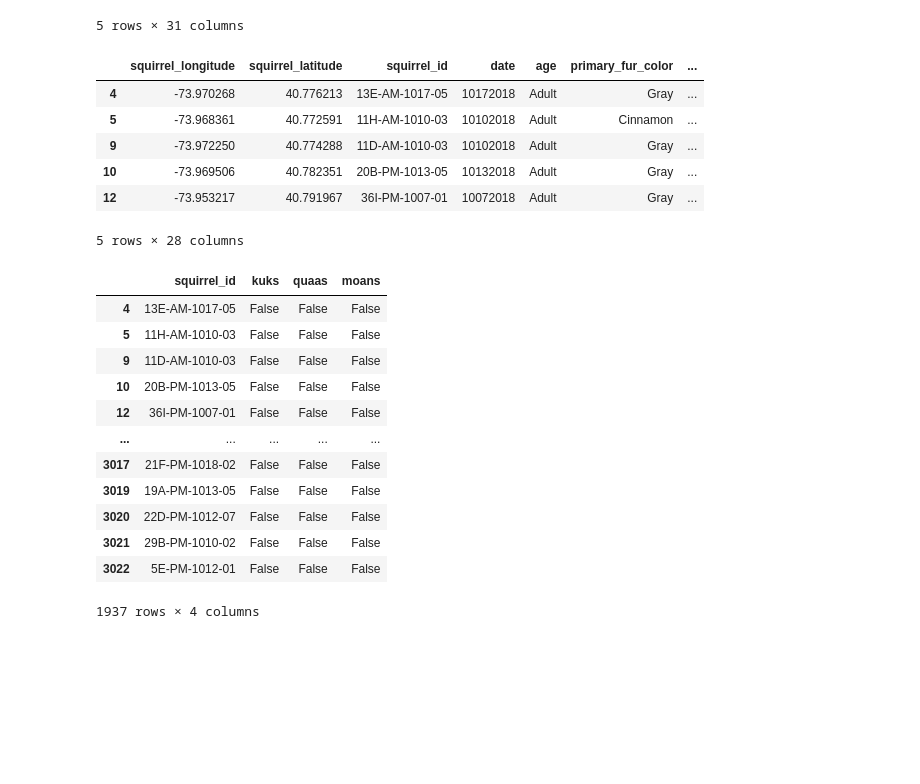
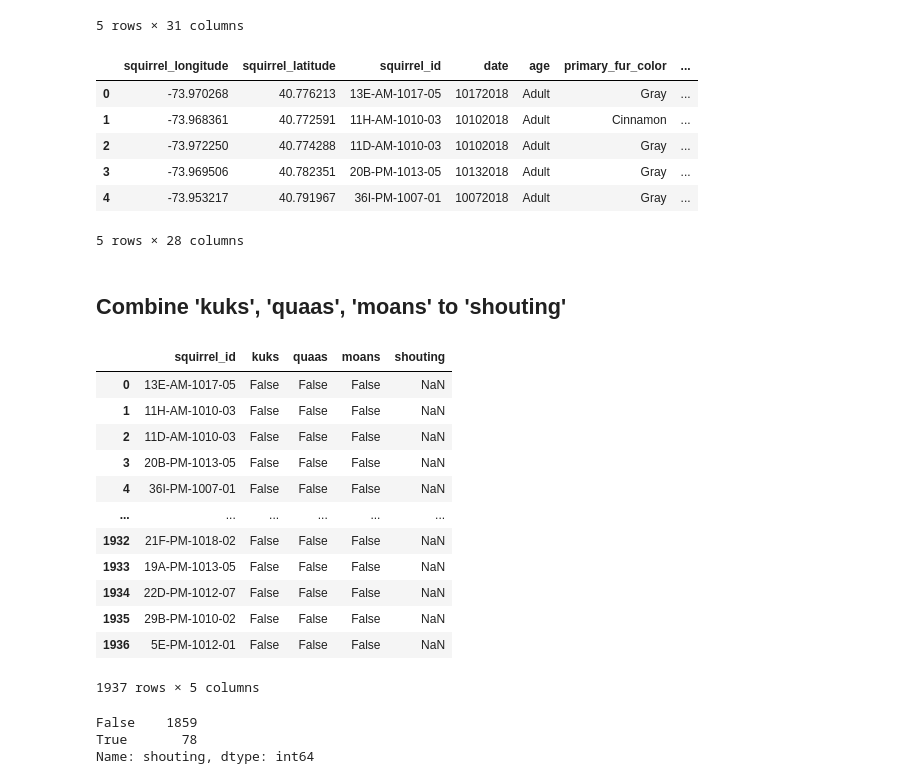
Before and after one commit to alyssahondrade/we-the-new-york-city-squirrels, a Jupyter notebook: squirrel_cleaning.ipynb, the cells around one changed output. Saved outputs shown, nothing was run; the diff lists cells and outputs as text; code cells hidden in the pictures; blank space fills up the shorter version.

Commit message:
combined kuks, quaas, moans to shouting

```diff
--- a/squirrel_cleaning.ipynb
+++ b/squirrel_cleaning.ipynb
@@ -615,7 +615,7 @@ s2018_nonull.head()
 # %%
 ## Delete unwanted columns but maintain original copy
 # s2018_drop_columns = s2018_nonull.drop(columns=['hectare', 'shift', 'hectare_squirrel_number', 'age', 'other_interactions'], inplace=False)
-s2018_drop_columns = s2018_nonull.drop(columns=['hectare', 'shift', 'hectare_squirrel_number'])
+s2018_drop_columns = s2018_nonull.drop(columns=['hectare', 'shift', 'hectare_squirrel_number']).reset_index(drop=True)
 
 # Rename columns to match 2020 dataset
 s2018_rename_columns = s2018_drop_columns.rename(columns={"x": "squirrel_longitude", "y": "squirrel_latitude", "highlight_fur_colour": "highlights_in_fur_color", "unique_squirrel_id": "squirrel_id"})
@@ -623,27 +623,31 @@ s2018_rename_columns = s2018_drop_columns.rename(columns={"x": "squirrel_longitu
 s2018_rename_columns.head()
 # %% [output]
 |  | squirrel_longitude | squirrel_latitude | squirrel_id | date | age | primary_fur_color | ... |
-| 4 | -73.970268 | 40.776213 | 13E-AM-1017-05 | 10172018 | Adult | Gray | ... |
-| 5 | -73.968361 | 40.772591 | 11H-AM-1010-03 | 10102018 | Adult | Cinnamon | ... |
-| 9 | -73.972250 | 40.774288 | 11D-AM-1010-03 | 10102018 | Adult | Gray | ... |
-| 10 | -73.969506 | 40.782351 | 20B-PM-1013-05 | 10132018 | Adult | Gray | ... |
-| 12 | -73.953217 | 40.791967 | 36I-PM-1007-01 | 10072018 | Adult | Gray | ... |
+| 0 | -73.970268 | 40.776213 | 13E-AM-1017-05 | 10172018 | Adult | Gray | ... |
+| 1 | -73.968361 | 40.772591 | 11H-AM-1010-03 | 10102018 | Adult | Cinnamon | ... |
+| 2 | -73.972250 | 40.774288 | 11D-AM-1010-03 | 10102018 | Adult | Gray | ... |
+| 3 | -73.969506 | 40.782351 | 20B-PM-1013-05 | 10132018 | Adult | Gray | ... |
+| 4 | -73.953217 | 40.791967 | 36I-PM-1007-01 | 10072018 | Adult | Gray | ... |
 5 rows × 28 columns
+# %% [markdown]
+## Combine 'kuks', 'quaas', 'moans' to 'shouting'
 # %%
 # Isolate the "shouting" equivalent columns - kuks, quaas, moans
 shouting_df = s2018_rename_columns[['squirrel_id', 'kuks', 'quaas', 'moans']].copy()
+
+shouting_df['shouting'] = pd.Series(dtype=bool)
 shouting_df
 # %% [output]
-|  | squirrel_id | kuks | quaas | moans |
-| 4 | 13E-AM-1017-05 | False | False | False |
-| 5 | 11H-AM-1010-03 | False | False | False |
-| 9 | 11D-AM-1010-03 | False | False | False |
-| 10 | 20B-PM-1013-05 | False | False | False |
-| 12 | 36I-PM-1007-01 | False | False | False |
-| ... | ... | ... | ... | ... |
-| 3017 | 21F-PM-1018-02 | False | False | False |
-| 3019 | 19A-PM-1013-05 | False | False | False |
-| 3020 | 22D-PM-1012-07 | False | False | False |
-| 3021 | 29B-PM-1010-02 | False | False | False |
-| 3022 | 5E-PM-1012-01 | False | False | False |
+|  | squirrel_id | kuks | quaas | moans | shouting |
+| 0 | 13E-AM-1017-05 | False | False | False | NaN |
+| 1 | 11H-AM-1010-03 | False | False | False | NaN |
+| 2 | 11D-AM-1010-03 | False | False | False | NaN |
+| 3 | 20B-PM-1013-05 | False | False | False | NaN |
+| 4 | 36I-PM-1007-01 | False | False | False | NaN |
+| ... | ... | ... | ... | ... | ... |
+| 1932 | 21F-PM-1018-02 | False | False | False | NaN |
+| 1933 | 19A-PM-1013-05 | False | False | False | NaN |
+| 1934 | 22D-PM-1012-07 | False | False | False | NaN |
+| 1935 | 29B-PM-1010-02 | False | False | False | NaN |
+| 1936 | 5E-PM-1012-01 | False | False | False | NaN |
-1937 rows × 4 columns
+1937 rows × 5 columns
@@ -657,0 +654,17 @@ shouting_cols = shouting_df.columns[1:]
+# %%
+# If any of the shouting_cols are True, set 'shouting' to True
+shouting_cols = shouting_df.columns[1:4]
+
+for idx, row in shouting_df.iterrows():
+    for col in shouting_cols:
+        if row[col] == True:
+            shouting_df.loc[idx, 'shouting'] = True
+            break
+        else:
+            shouting_df.loc[idx, 'shouting'] = False
+
+shouting_df['shouting'].value_counts()
+# %% [output]
+False    1859
+True       78
+Name: shouting, dtype: int64
```
Also changed, not shown: parts of 10 cells of this notebook.
